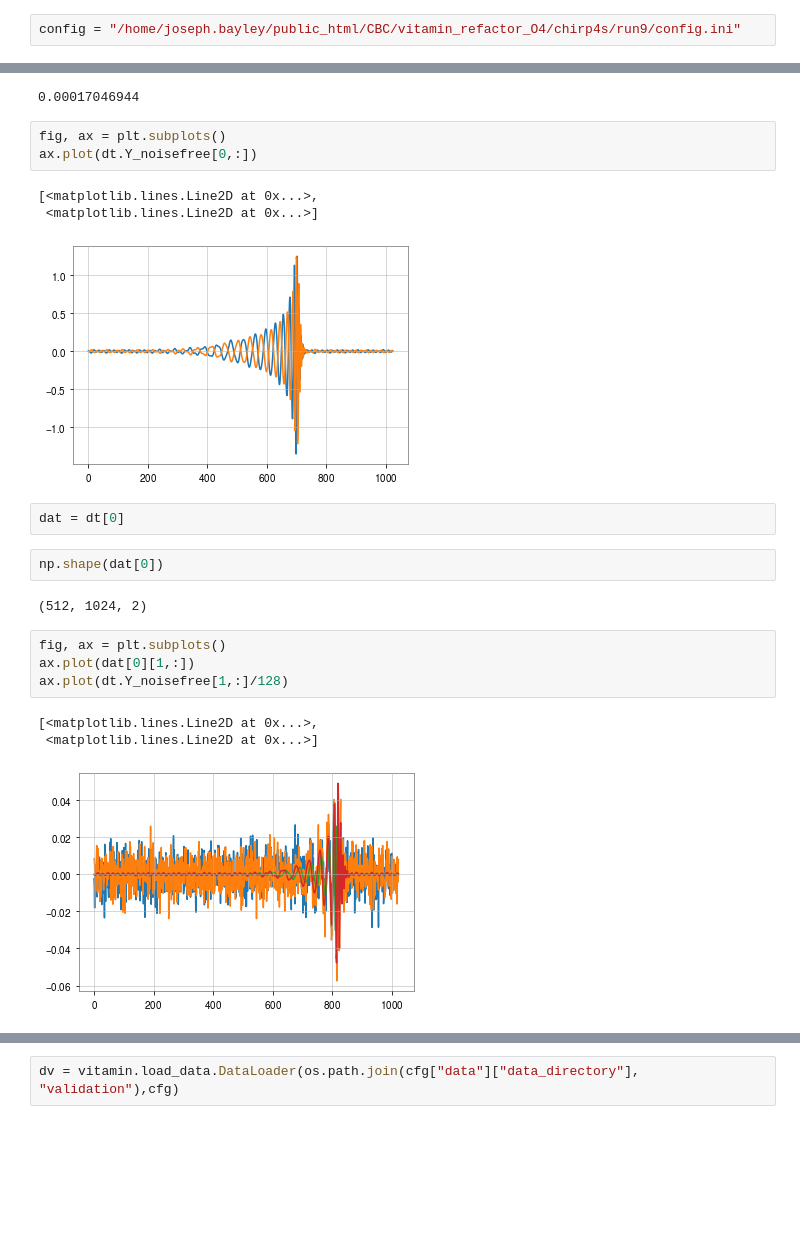
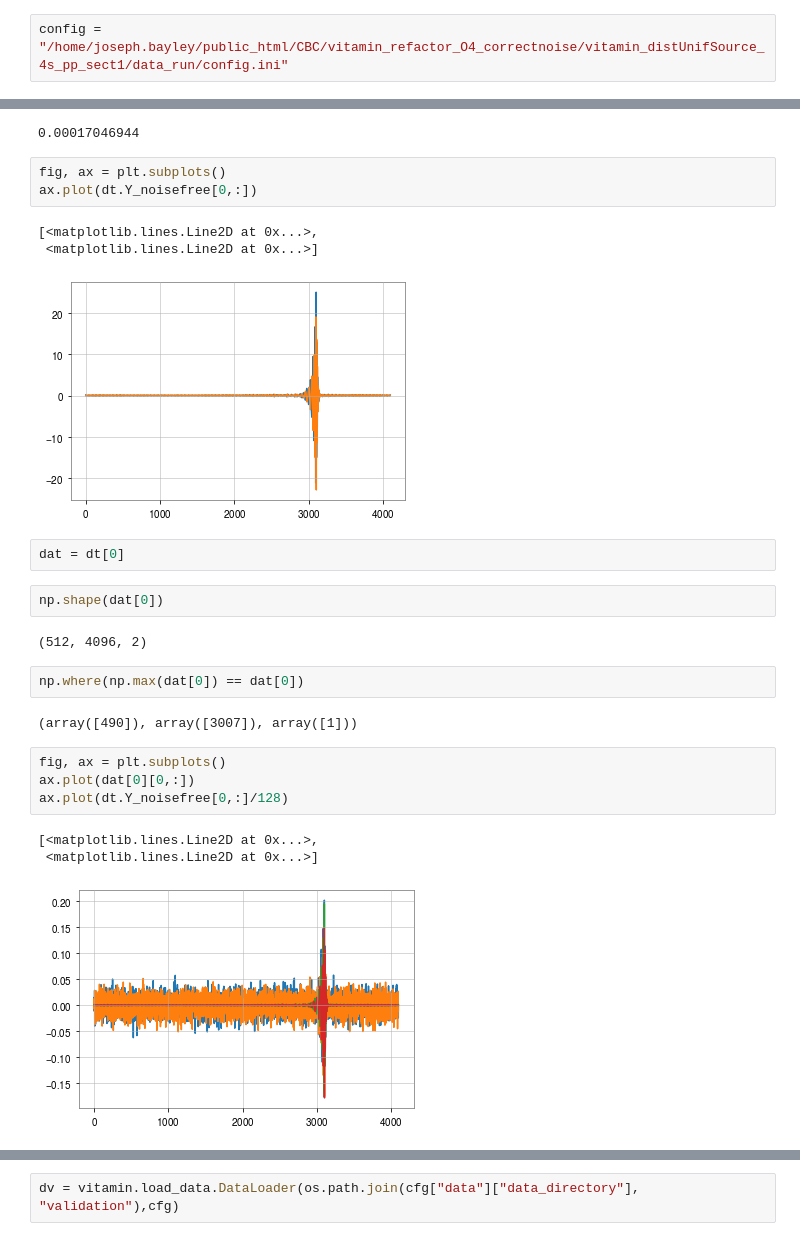
Before and after one commit to jcbayley/vitamin, a Jupyter notebook: notebooks/data_test.ipynb, the cells around one changed output, grey strips where cells are left out. Drawn from its saved outputs; the diff is of its cells as text; blank space fills up the shorter version.

```diff
--- a/notebooks/data_test.ipynb
+++ b/notebooks/data_test.ipynb
@@ -13,4 +14,4 @@ Skyplotting functionality is automatically disabled.
 # %%
 %matplotlib inline
 # %%
-config = "/home/joseph.bayley/public_html/CBC/vitamin_refactor_O4/chirp4s/run9/config.ini"
+config = "/home/joseph.bayley/public_html/CBC/vitamin_refactor_O4_correctnoise/vitamin_distUnifSource_4s_pp_sect1/data_run/config.ini"
@@ -102,18 +86,22 @@ ax.plot(dt.Y_noisefree[0,:])
 # %% [output]
 [<matplotlib.lines.Line2D at 0x...>,
  <matplotlib.lines.Line2D at 0x...>]
-[figure, old version]
+[figure, new version]
 # %%
 dat = dt[0]
 # %%
 np.shape(dat[0])
 # %% [output]
-(512, 1024, 2)
+(512, 4096, 2)
+# %%
+np.where(np.max(dat[0]) == dat[0])
+# %% [output]
+(array([490]), array([3007]), array([1]))
 # %%
 fig, ax = plt.subplots()
-ax.plot(dat[0][1,:])
-ax.plot(dt.Y_noisefree[1,:]/128)
+ax.plot(dat[0][0,:])
+ax.plot(dt.Y_noisefree[0,:]/128)
 # %% [output]
 [<matplotlib.lines.Line2D at 0x...>,
  <matplotlib.lines.Line2D at 0x...>]
-[figure, old version]
+[figure, new version]
```
Also changed, not shown: parts of 14 cells of this notebook, 3 other files.
